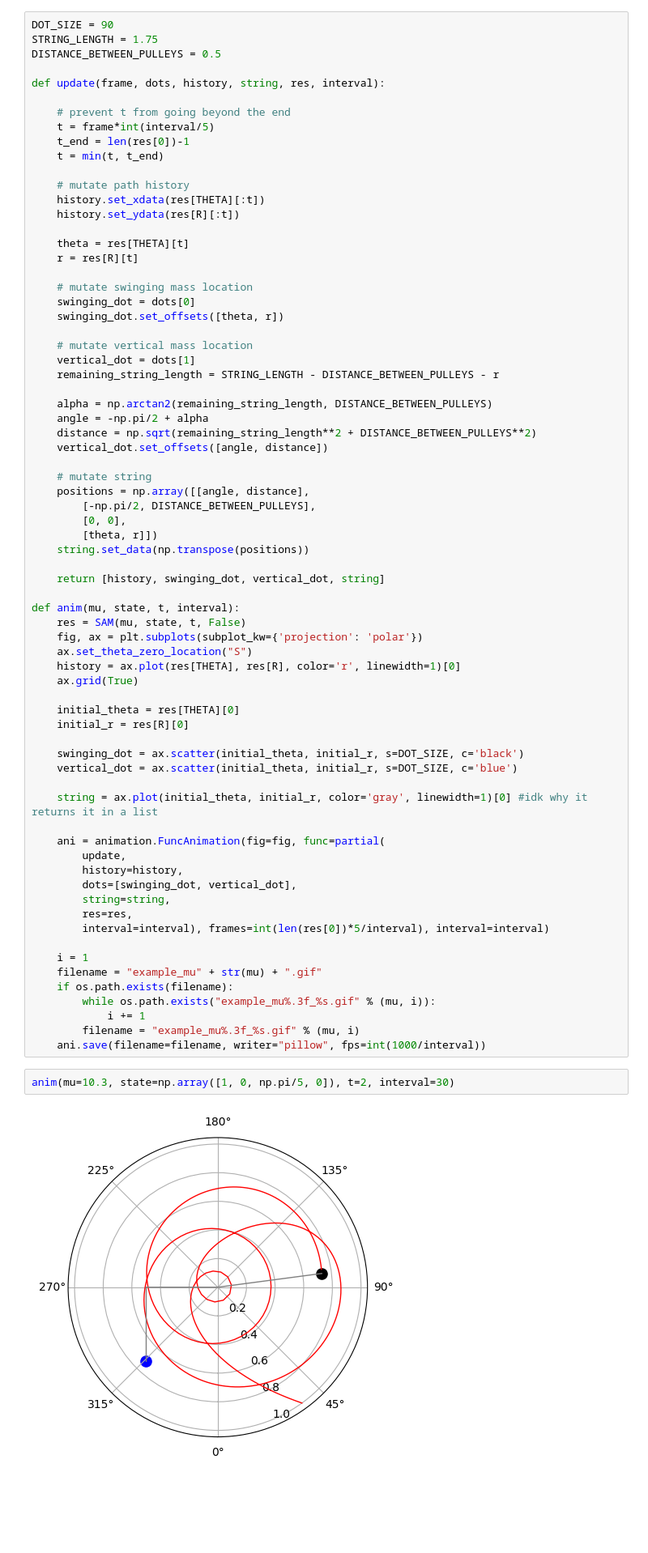
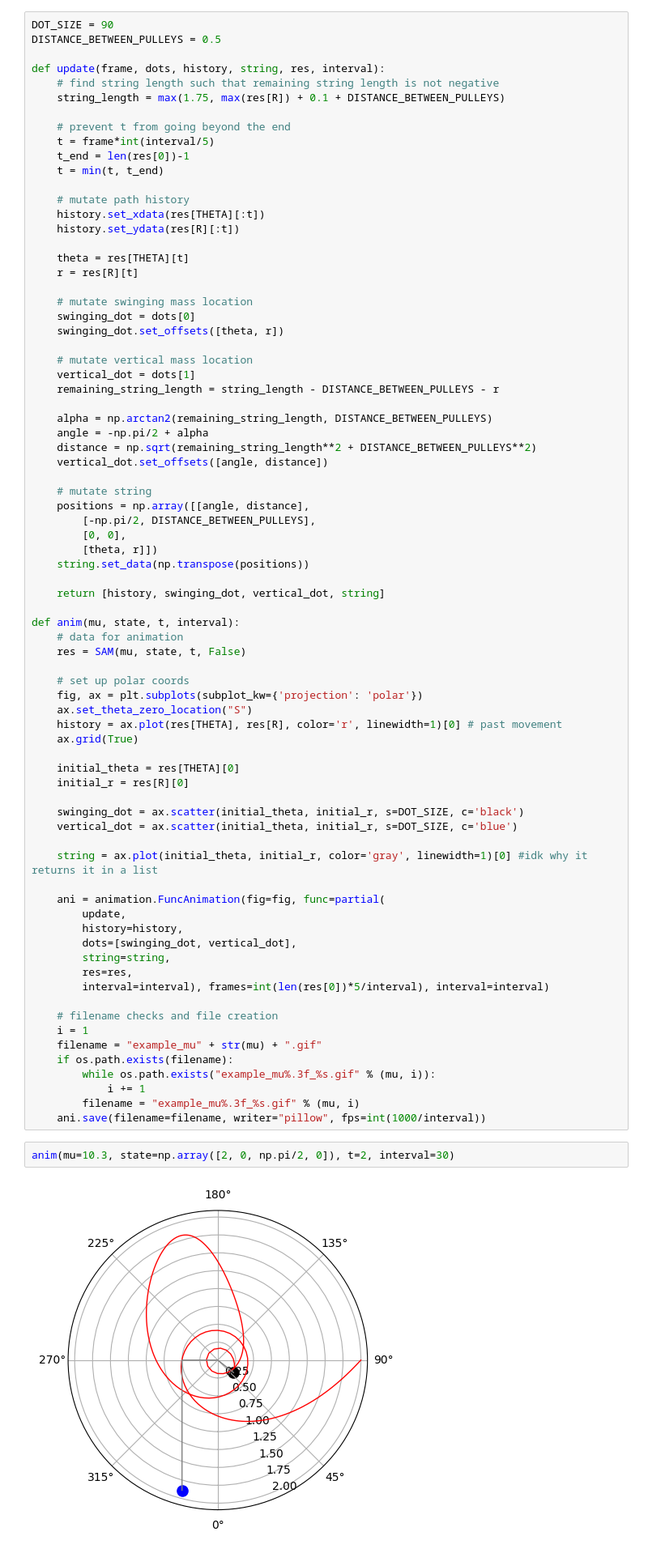
Before and after one commit to pgot/swingingatwood, a Jupyter notebook: main.ipynb, the cells around one changed output. Shown at 81% size. Drawn from its saved outputs; the diff is of its cells as text; blank space fills up the shorter version.

Commit message:
ensure remaining string length not negative

```diff
--- a/main.ipynb
+++ b/main.ipynb
@@ -116,9 +85,10 @@ array([[ 2.        ,  1.9849202 ,  1.96968082, ...,  1.60187449,
 # %%
 DOT_SIZE = 90
-STRING_LENGTH = 1.75
 DISTANCE_BETWEEN_PULLEYS = 0.5
 
 def update(frame, dots, history, string, res, interval):
+    # find string length such that remaining string length is not negative
+    string_length = max(1.75, max(res[R]) + 0.1 + DISTANCE_BETWEEN_PULLEYS)
 
     # prevent t from going beyond the end
     t = frame*int(interval/5)
@@ -138,7 +108,7 @@ def update(frame, dots, history, string, res, interval):
 
     # mutate vertical mass location
     vertical_dot = dots[1]
-    remaining_string_length = STRING_LENGTH - DISTANCE_BETWEEN_PULLEYS - r
+    remaining_string_length = string_length - DISTANCE_BETWEEN_PULLEYS - r
 
     alpha = np.arctan2(remaining_string_length, DISTANCE_BETWEEN_PULLEYS)
     angle = -np.pi/2 + alpha
@@ -155,10 +125,13 @@ def update(frame, dots, history, string, res, interval):
     return [history, swinging_dot, vertical_dot, string]
 
 def anim(mu, state, t, interval):
+    # data for animation
     res = SAM(mu, state, t, False)
+
+    # set up polar coords
     fig, ax = plt.subplots(subplot_kw={'projection': 'polar'})
     ax.set_theta_zero_location("S")
-    history = ax.plot(res[THETA], res[R], color='r', linewidth=1)[0]
+    history = ax.plot(res[THETA], res[R], color='r', linewidth=1)[0] # past movement
     ax.grid(True)
 
     initial_theta = res[THETA][0]
@@ -177,6 +150,7 @@ def anim(mu, state, t, interval):
         res=res,
         interval=interval), frames=int(len(res[0])*5/interval), interval=interval)
 
+    # filename checks and file creation
     i = 1
     filename = "example_mu" + str(mu) + ".gif"
     if os.path.exists(filename):
@@ -185,6 +159,6 @@ def anim(mu, state, t, interval):
         filename = "example_mu%.3f_%s.gif" % (mu, i)
     ani.save(filename=filename, writer="pillow", fps=int(1000/interval))
 # %%
-anim(mu=10.3, state=np.array([1, 0, np.pi/5, 0]), t=2, interval=30)
+anim(mu=10.3, state=np.array([2, 0, np.pi/2, 0]), t=2, interval=30)
 # %% [output]
-[figure, old version]
+[figure, new version]
```
Also changed, not shown: parts of 3 cells of this notebook.
